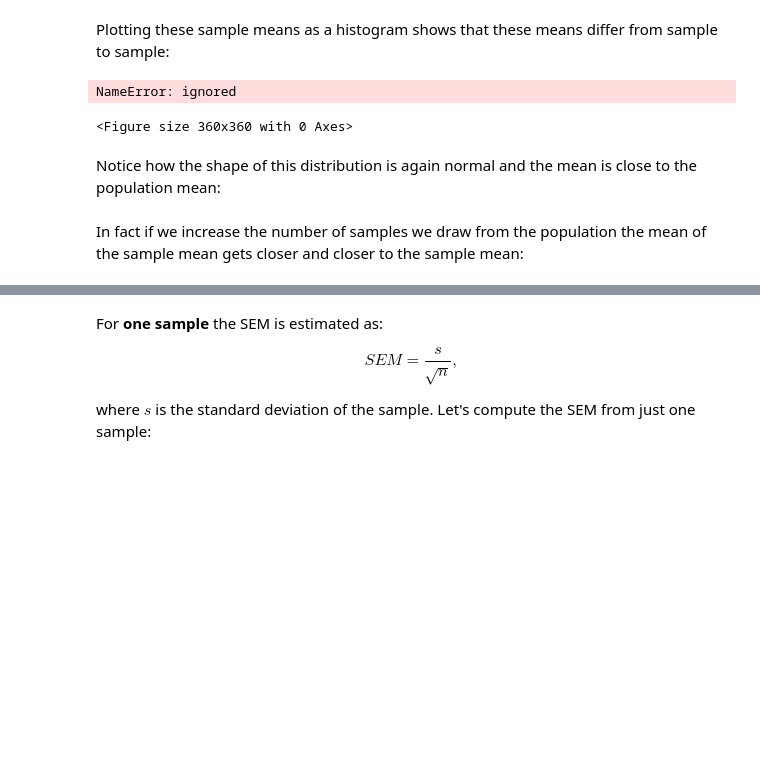
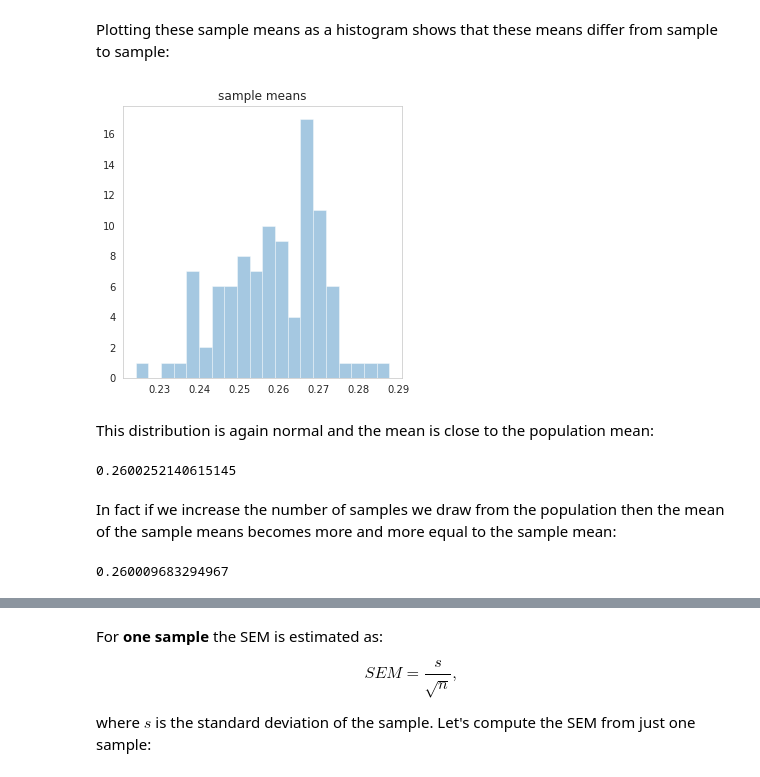
Before and after one commit to sdgroeve/D012513, a Jupyter notebook: part_I/notebook.ipynb, the cells around one changed output, grey strips where cells are left out. Cells and saved outputs as stored; diff of their text form; code cells hidden in the pictures; blank space fills up the shorter version.

```diff
--- a/part_I/notebook.ipynb
+++ b/part_I/notebook.ipynb
@@ -136,11 +123,10 @@ for i in range(100):
 Plotting these sample means as a histogram shows that these means differ from sample to sample:
 # %%
 plt.figure(figsize=(5,5))
-sns.distplot(sample_means,kde=False,bins=10)
+sns.distplot(sample_means,kde=False,bins=20)
 plt.title("sample means")
 plt.show()
 # %% [output]
-NameError: ignored
-<Figure size 360x360 with 0 Axes>
+[figure, added]
 # %% [markdown]
-Notice how the shape of this distribution is again normal and the mean is close to the population mean:
+This distribution is again normal and the mean is close to the population mean:
@@ -149,5 +133,9 @@ print "mean of sample means: %f" % np.mean(sample_means)
+# %%
+np.mean(sample_means)
+# %% [output]
+0.2600252140615145
 # %% [markdown]
-In fact if we increase the number of samples we draw from the population the mean of the sample mean gets closer and closer to the sample mean:
+In fact if we increase the number of samples we draw from the population then the mean of the sample means becomes more and more equal to the sample mean:
 # %%
 n=16
 
@@ -156,5 +144,7 @@ for i in range(200000):
     sample = np.random.normal(size=n,loc=0.26,scale=0.05)
     sample_means.append(np.mean(sample))
 
-print "mean of sample means: %f" % np.mean(sample_means)
+np.mean(sample_means)
+# %% [output]
+0.260009683294967
 # %% [markdown]
```
Also changed, not shown: parts of 19 cells of this notebook.
